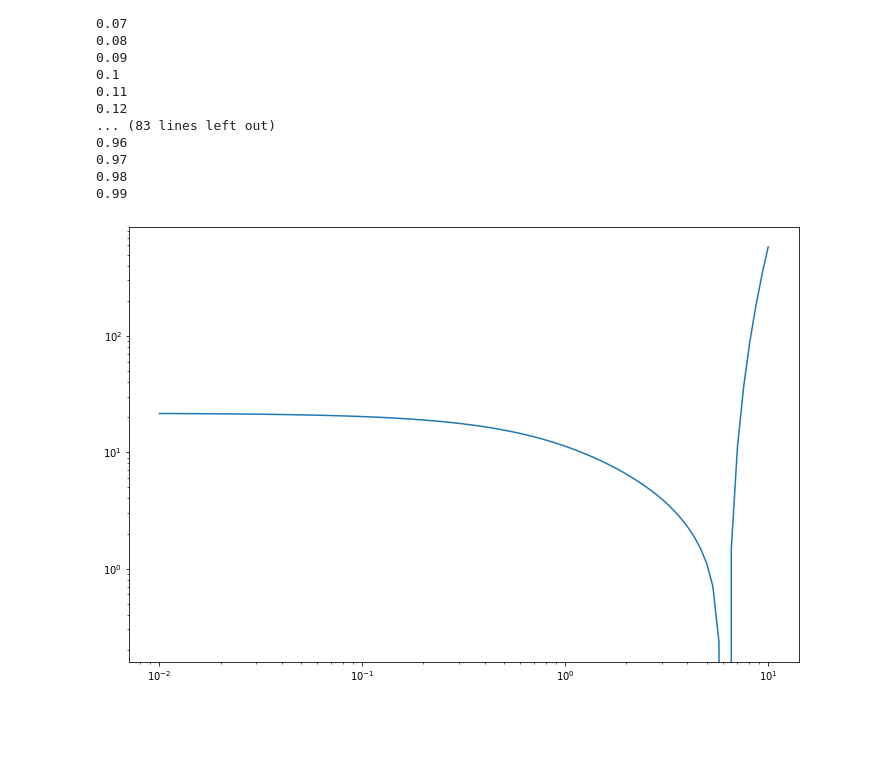
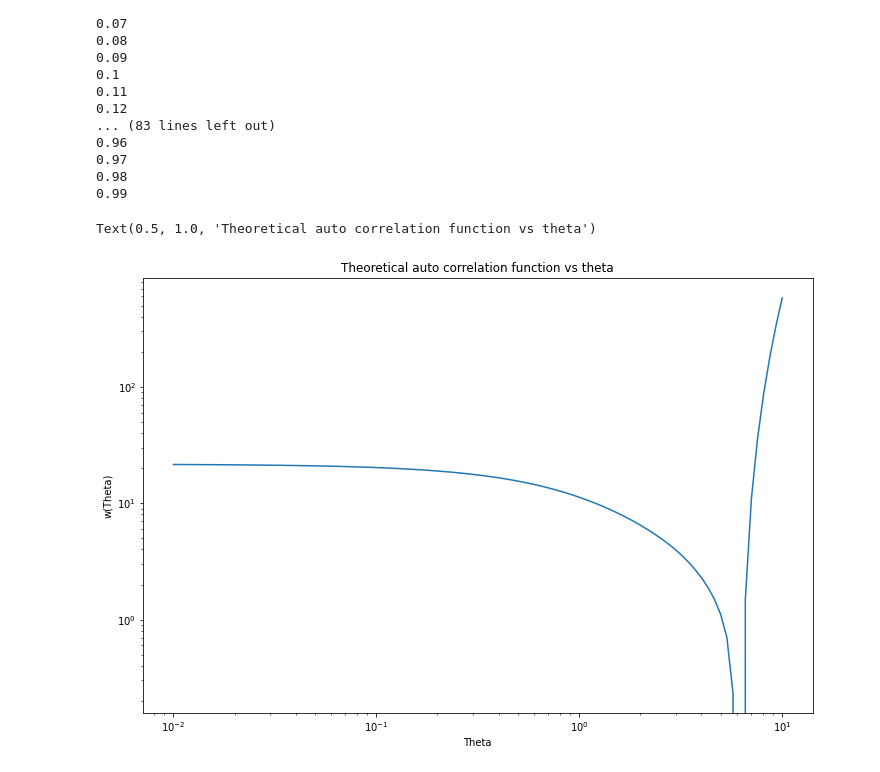
Before and after one commit to MTabbutt/Cosmology, a Jupyter notebook: SNe CrossCorrelations/PanSTARRS X Boss _ Theory Comparison _ 2D_V2.ipynb, the cells around one changed output. Saved outputs shown, nothing was run; the diff lists cells and outputs as text; code cells hidden in the pictures; blank space fills up the shorter version.

```diff
--- a/SNe CrossCorrelations/PanSTARRS X Boss _ Theory Comparison _ 2D_V2.ipynb
+++ b/SNe CrossCorrelations/PanSTARRS X Boss _ Theory Comparison _ 2D_V2.ipynb
@@ -395,17 +401,17 @@ Correlation = power_integral_chi_func = interpolate.interp1d(corr_func_values, t
 # %%
 plt.figure(figsize=(12, 8))
 
 plt.plot(theta_values, Correlation(theta_values))
 plt.plot()
 plt.yscale("log")
 plt.xscale("log")
+plt.xlabel("Theta")
+plt.ylabel("w(Theta)")
 
-### POSSIBLE PROBLEM k vs kh?
-#kh_values = np.logspace(-4.0, 0, num=100)
-
-#z_values
+plt.title("Theoretical auto correlation function vs theta")
 # %% [output]
+Text(0.5, 1.0, 'Theoretical auto correlation function vs theta')
-[figure, old version]
+[figure, new version]
 # %%
 r_PanSTARRS_Full = np.array(PanSTARRS_Data['r_PanSTARRS_Full'])
 xi_PanSTARRS_Full = np.array(PanSTARRS_Data['xi_PanSTARRS_Full'])
```
Also changed, not shown: parts of 9 cells of this notebook.
